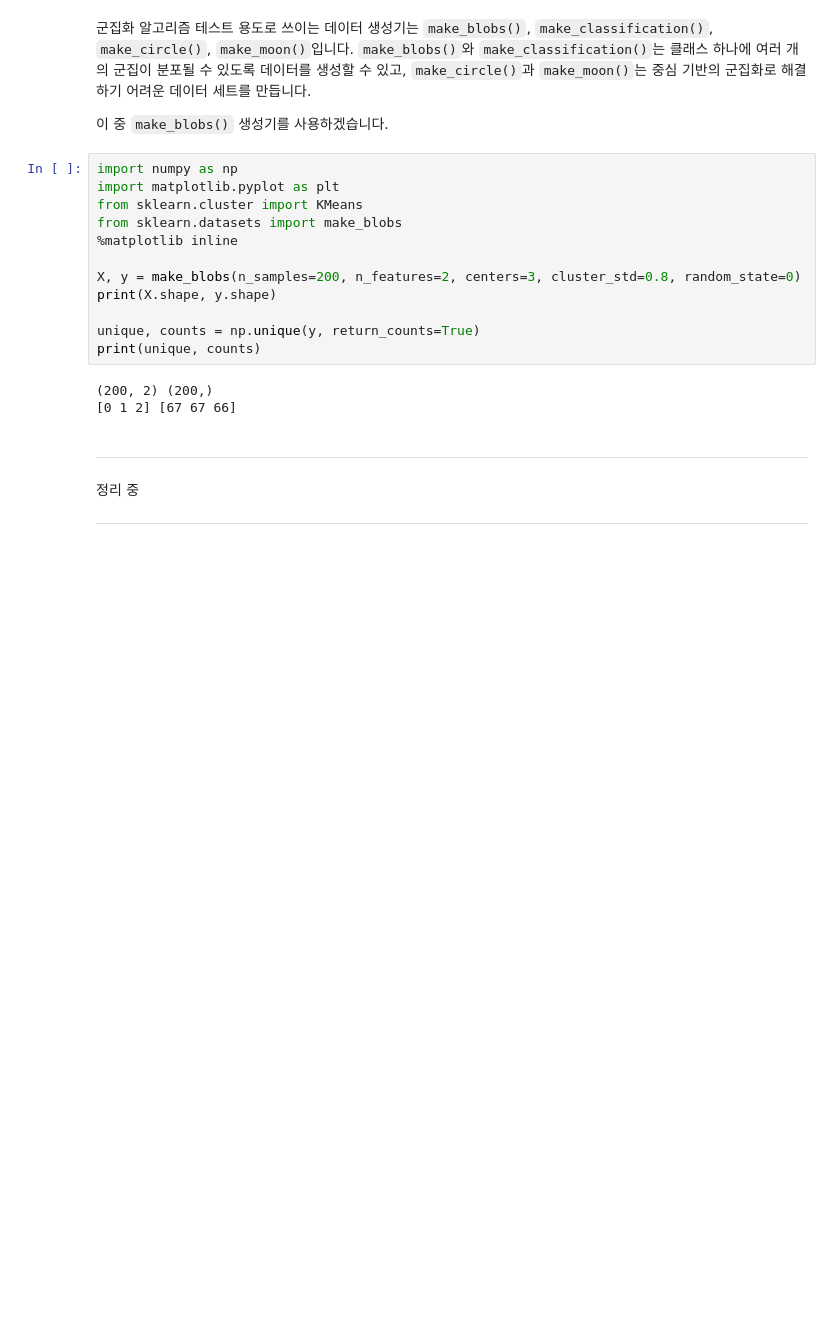
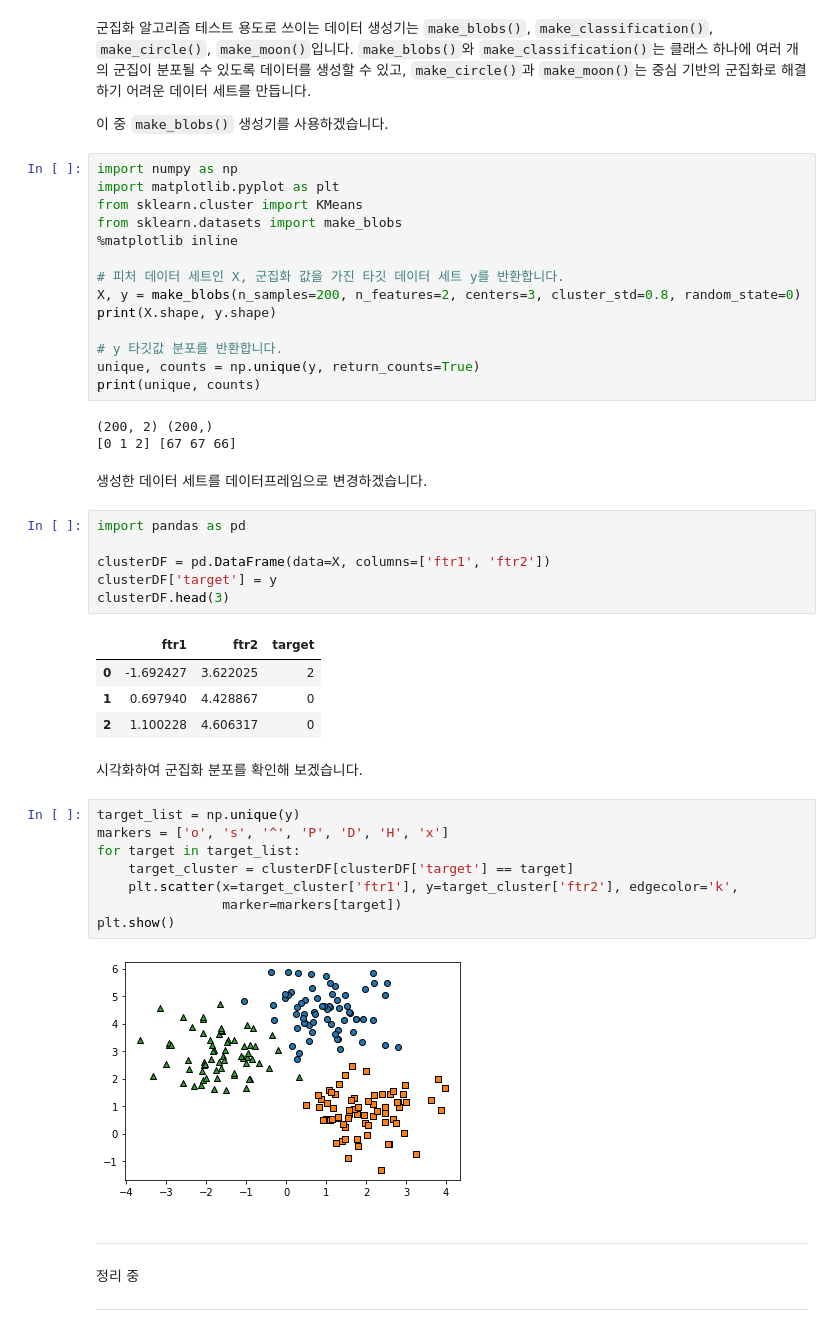
Before and after one commit to LeeSeungwon89/Machine-learning_Theory, a Jupyter notebook: CHAPTER7 군집화.ipynb, the cells around one changed output. Cells and saved outputs as stored; diff of their text form; blank space fills up the shorter version.

```diff
--- a/CHAPTER7 군집화.ipynb
+++ b/CHAPTER7 군집화.ipynb
@@ -143,14 +143,41 @@ from sklearn.cluster import KMeans
 from sklearn.datasets import make_blobs
 %matplotlib inline
 
+# 피처 데이터 세트인 X, 군집화 값을 가진 타깃 데이터 세트 y를 반환합니다.
 X, y = make_blobs(n_samples=200, n_features=2, centers=3, cluster_std=0.8, random_state=0)
 print(X.shape, y.shape)
 
+# y 타깃값 분포를 반환합니다.
 unique, counts = np.unique(y, return_counts=True)
 print(unique, counts)
 # %% [output]
 (200, 2) (200,)
 [0 1 2] [67 67 66]
+# %% [markdown]
+생성한 데이터 세트를 데이터프레임으로 변경하겠습니다.
+# %%
+import pandas as pd
+
+clusterDF = pd.DataFrame(data=X, columns=['ftr1', 'ftr2'])
+clusterDF['target'] = y
+clusterDF.head(3)
+# %% [output]
+|  | ftr1 | ftr2 | target |
+| 0 | -1.692427 | 3.622025 | 2 |
+| 1 | 0.697940 | 4.428867 | 0 |
+| 2 | 1.100228 | 4.606317 | 0 |
+# %% [markdown]
+시각화하여 군집화 분포를 확인해 보겠습니다.
+# %%
+target_list = np.unique(y)
+markers = ['o', 's', '^', 'P', 'D', 'H', 'x']
+for target in target_list:
+    target_cluster = clusterDF[clusterDF['target'] == target]
+    plt.scatter(x=target_cluster['ftr1'], y=target_cluster['ftr2'], edgecolor='k',
+                marker=markers[target])
+plt.show()
+# %% [output]
+[figure, added]
 # %% [markdown]
 
 
```
